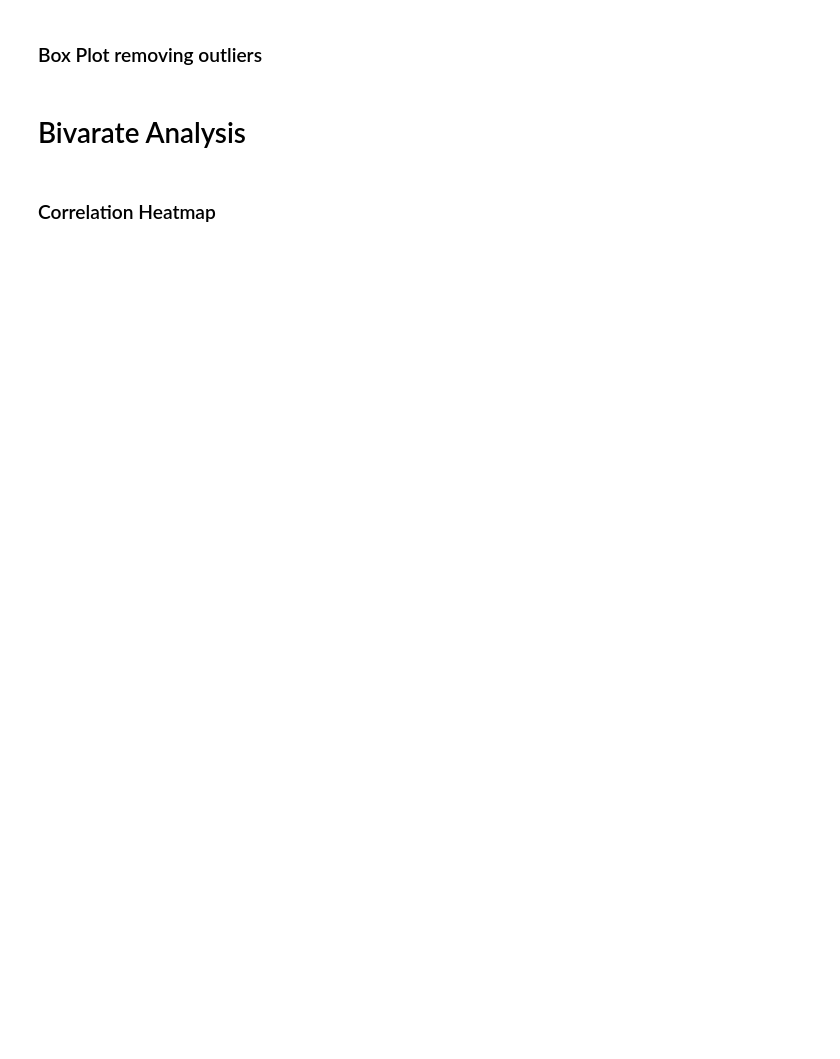
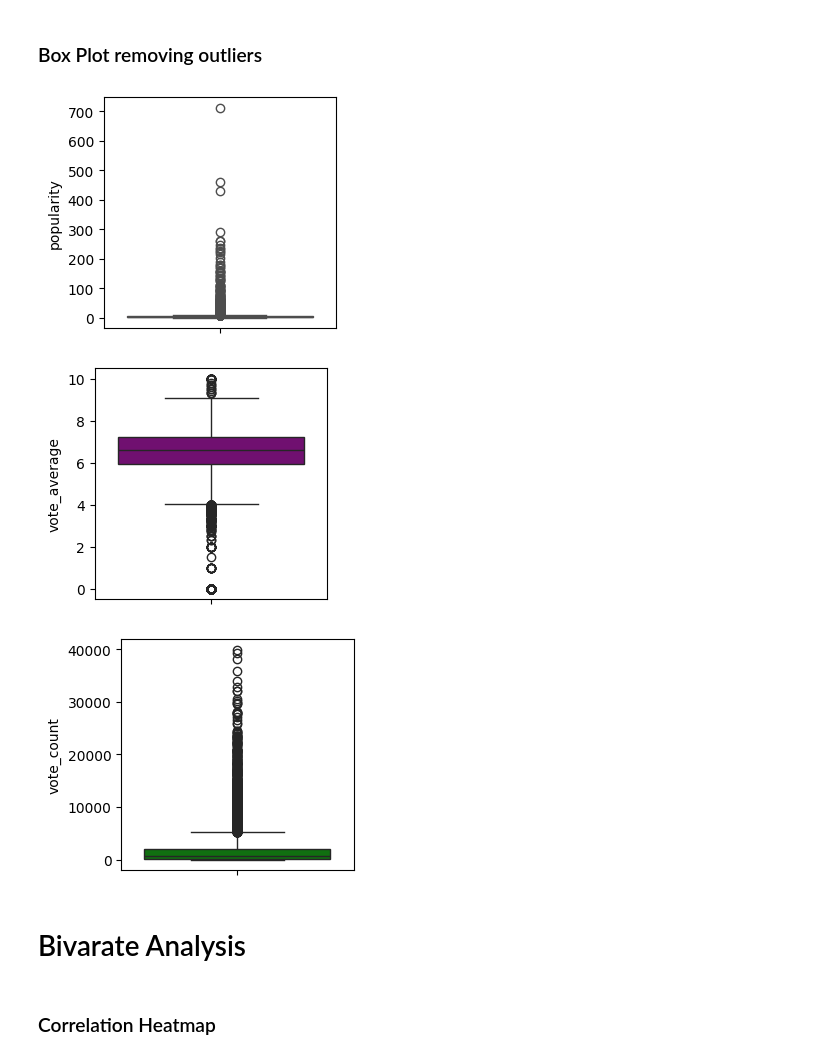
Before and after one commit to iqraghori/TMDB-API-Movie-Data-Analysis, a Jupyter notebook: the_movie_database_api.ipynb, the cells around one changed output. Saved outputs shown, nothing was run; the diff lists cells and outputs as text; code cells hidden in the pictures; blank space fills up the shorter version.

```diff
--- a/the_movie_database_api.ipynb
+++ b/the_movie_database_api.ipynb
@@ -111,5 +126,18 @@ dtype: int64
 # %% [markdown]
 ### Box Plot removing outliers
+# %%
+sns.boxplot(df_movie['popularity'],color='red',fill=True)
+plt.show()
+
+sns.boxplot(df_movie['vote_average'],color='purple',fill=True)
+plt.show()
+
+sns.boxplot(df_movie['vote_count'],color='green',fill=True)
+plt.show()
+# %% [output]
+[figure, added]
+[figure, added]
+[figure, added]
 # %% [markdown]
 # Bivarate Analysis
 # %% [markdown]
```
Also changed, not shown: parts of 9 cells of this notebook.
